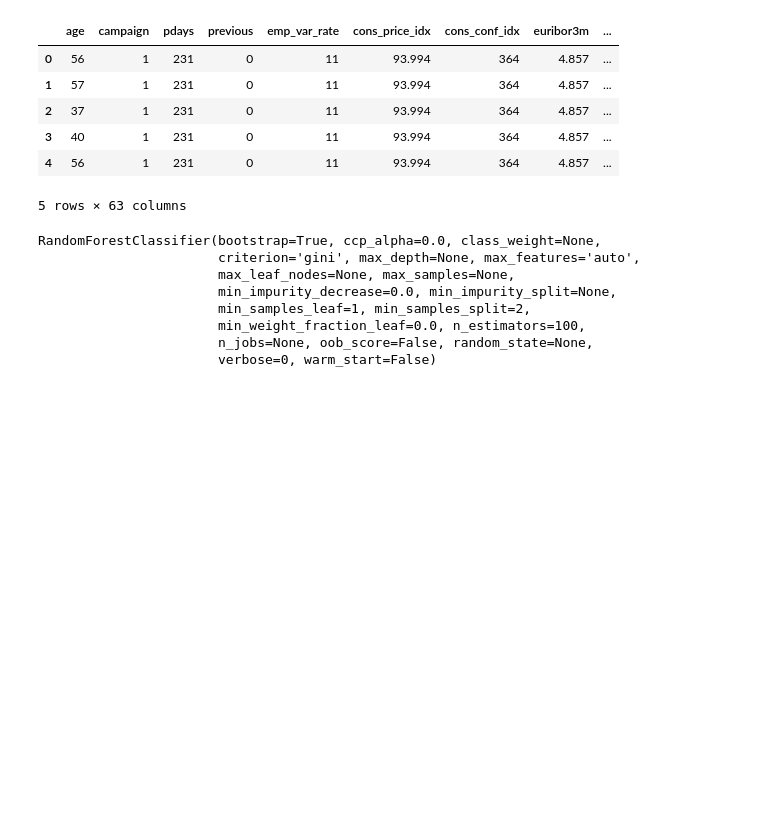
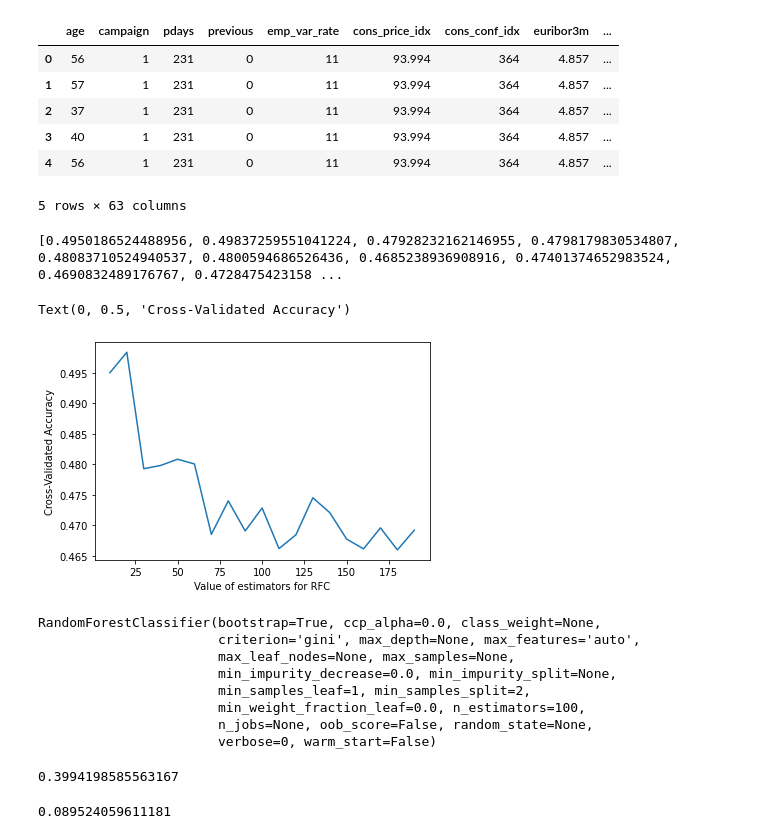
Before and after one commit to anti-beeh/final-project, a Jupyter notebook: notebooks/3-modeling.ipynb, the cells around one changed output. Drawn from its saved outputs; the diff is of its cells as text; code cells hidden in the pictures; blank space fills up the shorter version.

Commit message:
cross-validate RFC

```diff
--- a/notebooks/3-modeling.ipynb
+++ b/notebooks/3-modeling.ipynb
@@ -34,3 +33,23 @@ X = df.drop("y", axis=1)
 y = df.y
 # %%
 X_train, X_test, y_train, y_test = train_test_split(X, y, test_size=0.2, random_state=42)
+# %%
+k_range = range(10, 200, 10)
+k_scores = []
+for k in k_range:
+    rfc = RandomForestClassifier(n_estimators=k)
+    score = cross_val_score(rfc, X, y, cv=10, scoring="accuracy")
+    k_scores.append(score.mean())
+print(k_scores)
+# %% [output]
+[0.4950186524488956, 0.49837259551041224, 0.47928232162146955, 0.4798179830534807, 0.48083710524940537, 0.4800594686526436, 0.4685238936908916, 0.47401374652983524, 0.4690832489176767, 0.4728475423158 ...
+# %%
+import matplotlib.pyplot as plt
+%matplotlib inline
+
+plt.plot(k_range, k_scores)
+plt.xlabel("Value of estimators for RFC")
+plt.ylabel("Cross-Validated Accuracy")
+# %% [output]
+Text(0, 0.5, 'Cross-Validated Accuracy')
+[figure, added]
@@ -46,6 +67,14 @@ RandomForestClassifier(bootstrap=True, ccp_alpha=0.0, class_weight=None,
                        min_weight_fraction_leaf=0.0, n_estimators=100,
                        n_jobs=None, oob_score=False, random_state=None,
                        verbose=0, warm_start=False)
+# %%
+score["test_accuracy"].mean()
+# %% [output]
+0.3994198585563167
+# %%
+score["test_roc_auc"].mean()
+# %% [output]
+0.089524059611181
 # %%
 y_pred = rfc.predict(X_test)
 # %%
```
Also changed, not shown: parts of 6 cells of this notebook.
